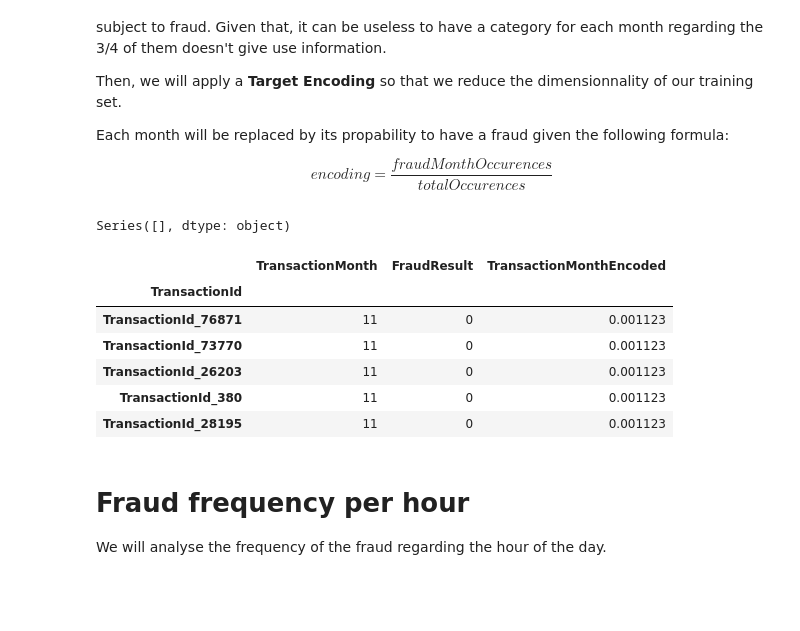
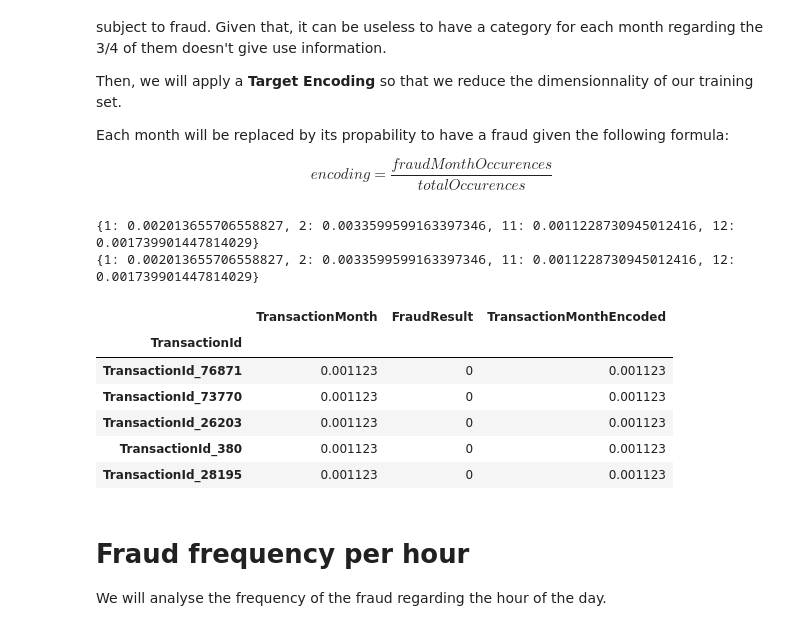
Before and after one commit to alex210501/AI5L-L1-FraudDetection, a Jupyter notebook: ml_project.ipynb, the cells around one changed output. Cells and saved outputs as stored; diff of their text form; code cells hidden in the pictures; blank space fills up the shorter version.

```diff
--- a/ml_project.ipynb
+++ b/ml_project.ipynb
@@ -312,30 +308,41 @@ $$ encoding = \frac{fraudMonthOccurences}{totalOccurences} $$
 # %%
 from category_encoders import MEstimateEncoder
 
-transaction_month_encoder = pd.Series()
+transaction_month_encoder = {}
 
 def encode_month(destination):
+    global transaction_month_encoder
+
     encoder = MEstimateEncoder(cols=["TransactionMonth"], m=5.0)
 
     # # Fit the encoder on the encoding split.
     destination['TransactionMonthEncoded'] = encoder.fit_transform(destination['TransactionMonth'], destination['FraudResult'])
 
-    # # Encode the Zipcode column to create the final training data
-    print(transaction_month_encoder)
+    # Get the month to its encoded value
+    transaction_month_encoder = destination.groupby('TransactionMonth')['TransactionMonthEncoded'].mean().to_dict()
 
     return destination
+# %%
+def apply_encoded_month(destination):
+    global transaction_month_encoder
+
+    destination = destination.replace({'TransactionMonth': transaction_month_encoder})
+
+    return destination
 # %%
 fraud_month = encode_month(fraud_month)
+fraud_month = apply_encoded_month(fraud_month)
 fraud_month.head()
 # %% [output]
-Series([], dtype: object)
+{1: 0.002013655706558827, 2: 0.0033599599163397346, 11: 0.0011228730945012416, 12: 0.001739901447814029}
+{1: 0.002013655706558827, 2: 0.0033599599163397346, 11: 0.0011228730945012416, 12: 0.001739901447814029}
 |  | TransactionMonth | FraudResult | TransactionMonthEncoded |
 | TransactionId |  |  |  |
-| TransactionId_76871 | 11 | 0 | 0.001123 |
-| TransactionId_73770 | 11 | 0 | 0.001123 |
-| TransactionId_26203 | 11 | 0 | 0.001123 |
-| TransactionId_380 | 11 | 0 | 0.001123 |
-| TransactionId_28195 | 11 | 0 | 0.001123 |
+| TransactionId_76871 | 0.001123 | 0 | 0.001123 |
+| TransactionId_73770 | 0.001123 | 0 | 0.001123 |
+| TransactionId_26203 | 0.001123 | 0 | 0.001123 |
+| TransactionId_380 | 0.001123 | 0 | 0.001123 |
+| TransactionId_28195 | 0.001123 | 0 | 0.001123 |
 # %% [markdown]
 # Fraud frequency per hour
 
```
Also changed, not shown: parts of 27 cells of this notebook, 1 other file.
